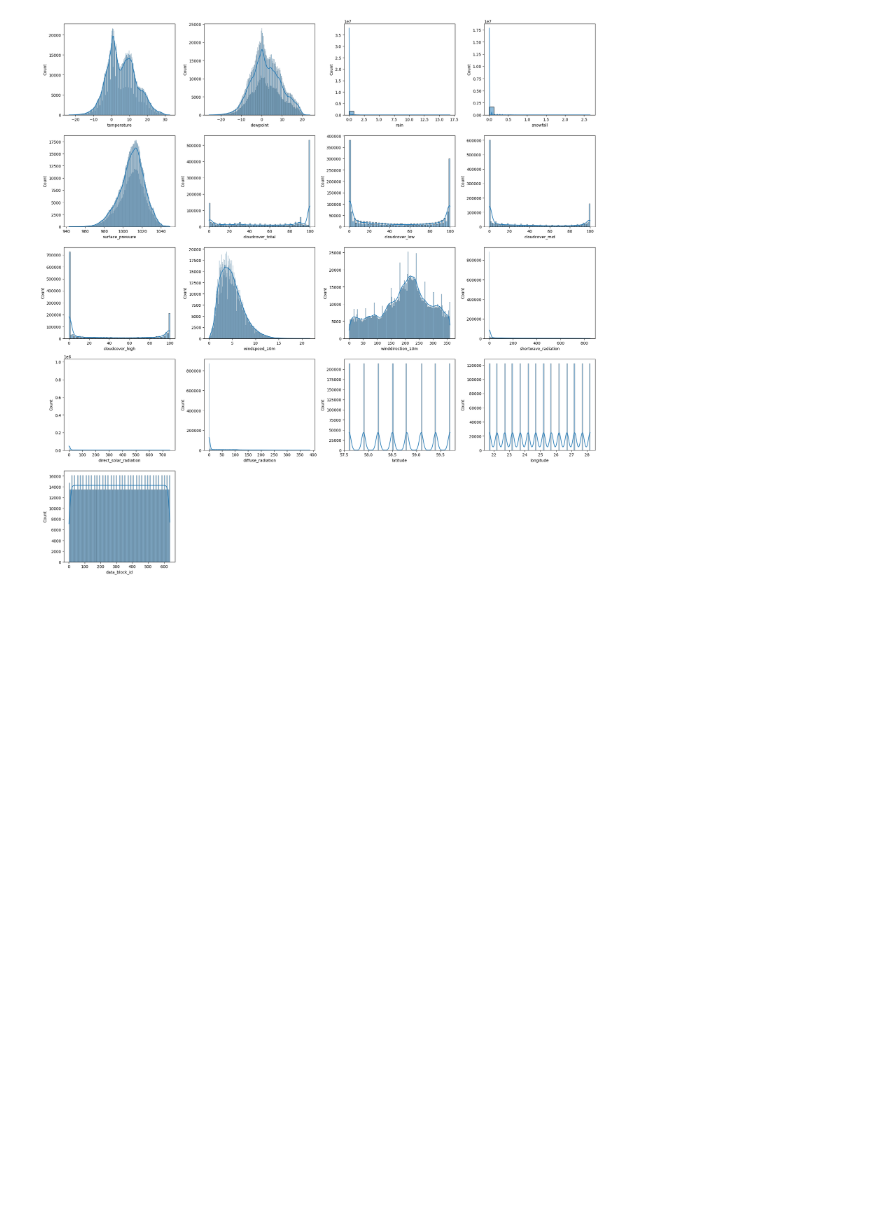
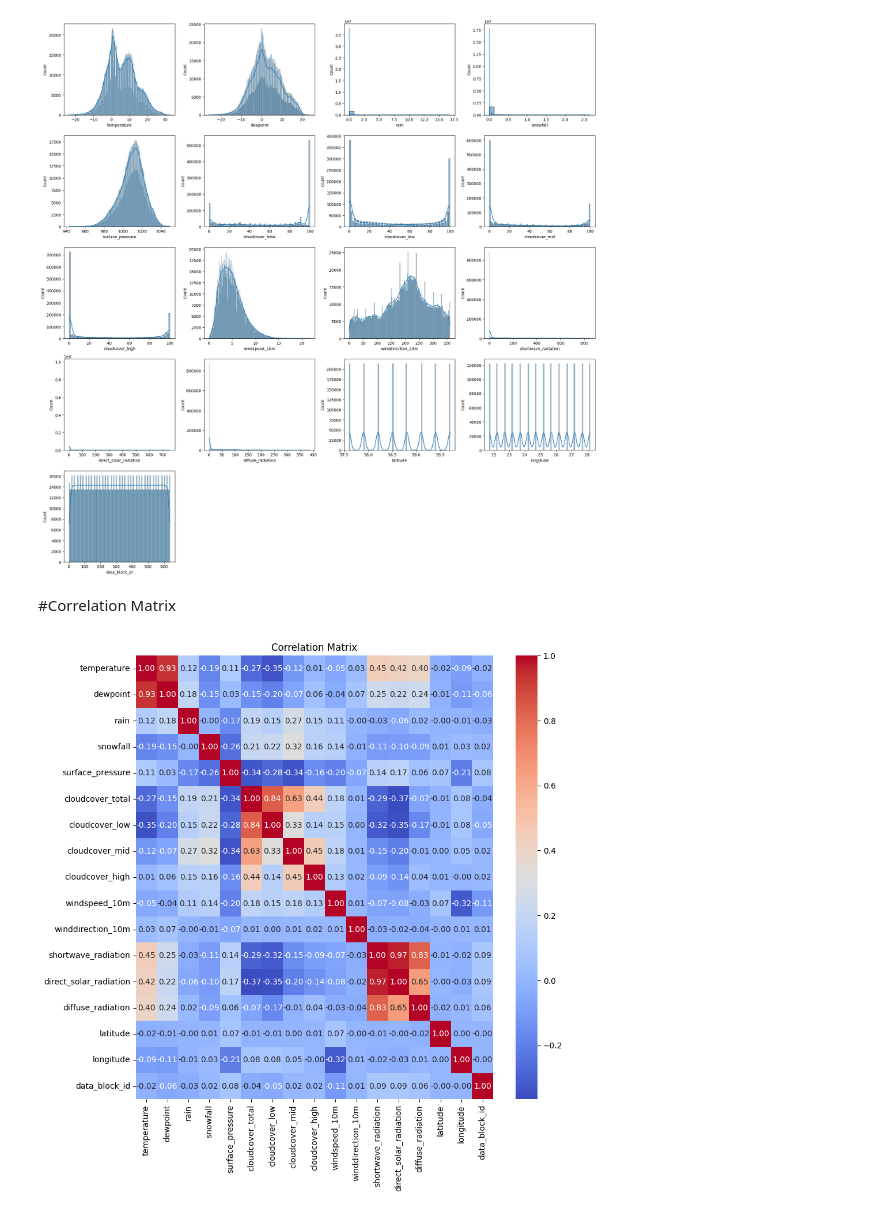
Before and after one commit to carlos-alves-one/Big-Data-Solar-Energy-Analysis, a Jupyter notebook: historical_weather_analysis.ipynb, the cells around one changed output. Drawn from its saved outputs; the diff is of its cells as text; code cells hidden in the pictures; blank space fills up the shorter version.

Commit message:
Display the correlation matrix of the dataset

```diff
--- a/historical_weather_analysis.ipynb
+++ b/historical_weather_analysis.ipynb
@@ -116,3 +116,17 @@ for i, column in enumerate(numeric_columns, 1):
 plt.show()
 # %% [output]
 [figure]
+# %% [markdown]
+#Correlation Matrix
+# %%
+# Select only columns with numeric data types for the correlation matrix
+numeric_data = data.select_dtypes(include=['float64', 'int64'])
+
+# Display a correlation matrix
+correlation_matrix = numeric_data.corr()
+plt.figure(figsize=(10, 10))
+sns.heatmap(correlation_matrix, annot=True, fmt='.2f', cmap='coolwarm')
+plt.title('Correlation Matrix')
+plt.show()
+# %% [output]
+[figure, added]
```
